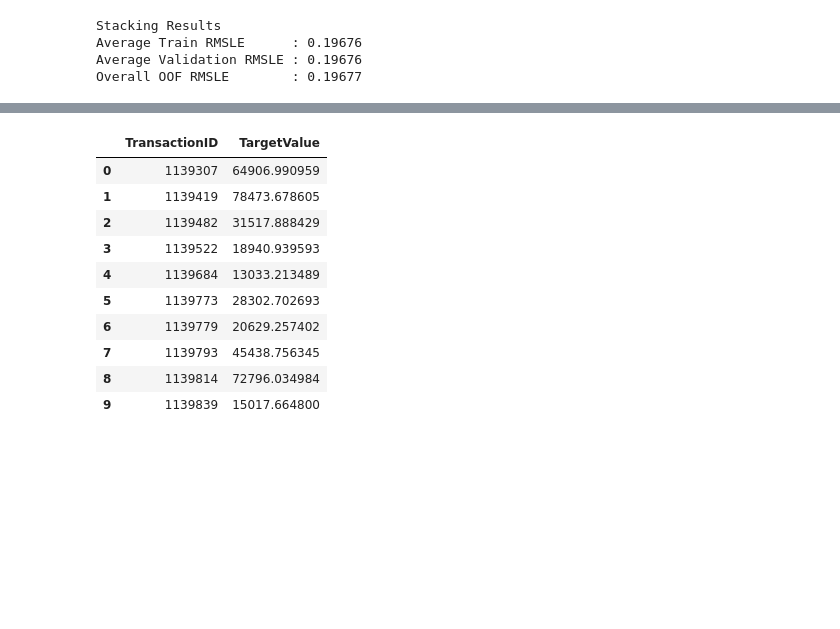
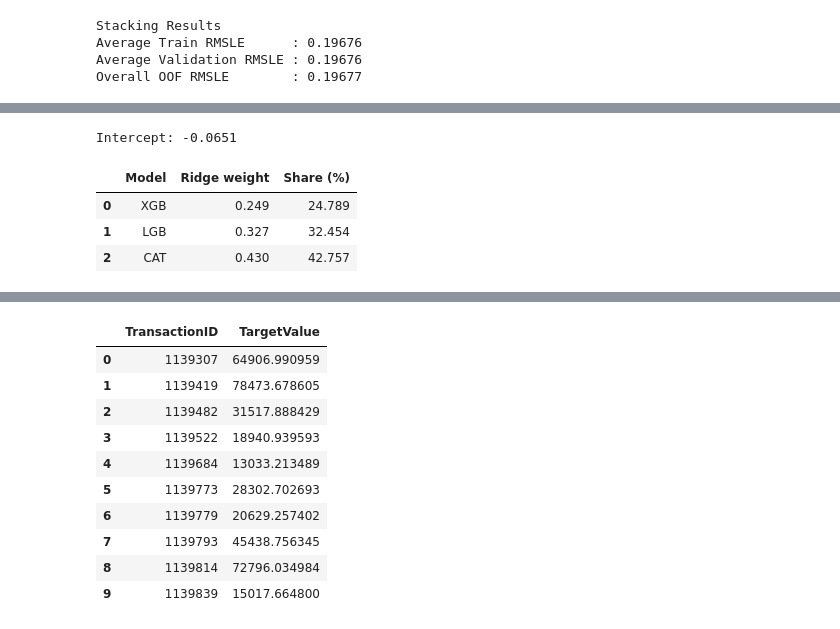
Before and after one commit to vp916/Heavy_Equipment_, a Jupyter notebook: notebooks/model_development.ipynb, the cells around one changed output, grey strips where cells are left out. Drawn from its saved outputs; the diff is of its cells as text; code cells hidden in the pictures; blank space fills up the shorter version.

```diff
--- a/notebooks/model_development.ipynb
+++ b/notebooks/model_development.ipynb
@@ -1389,2 +1655,17 @@ Overall OOF RMSLE        : 0.19677
+# %%
+weights = pd.DataFrame({
+    "Model": [name.upper() for name in oof.keys()],
+    "Ridge weight": final_meta_model.coef_
+})
+weights["Share (%)"] = 100 * weights["Ridge weight"] / weights["Ridge weight"].sum()
+
+print(f"Intercept: {final_meta_model.intercept_:.4f}")
+weights.round(3)
+# %% [output]
+Intercept: -0.0651
+|  | Model | Ridge weight | Share (%) |
+| 0 | XGB | 0.249 | 24.789 |
+| 1 | LGB | 0.327 | 32.454 |
+| 2 | CAT | 0.430 | 42.757 |
 # %% [markdown]
 # Prediction and Submission
```
Also changed, not shown: parts of 44 cells of this notebook, 12 other files.
